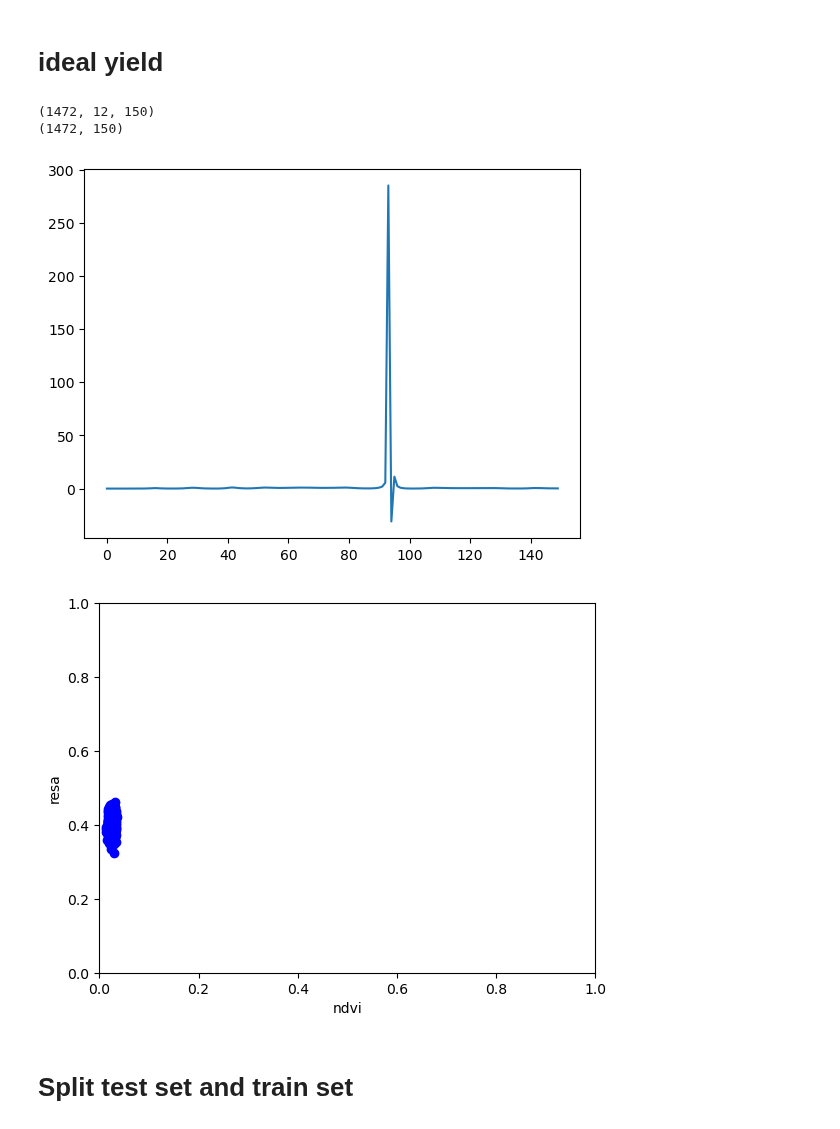
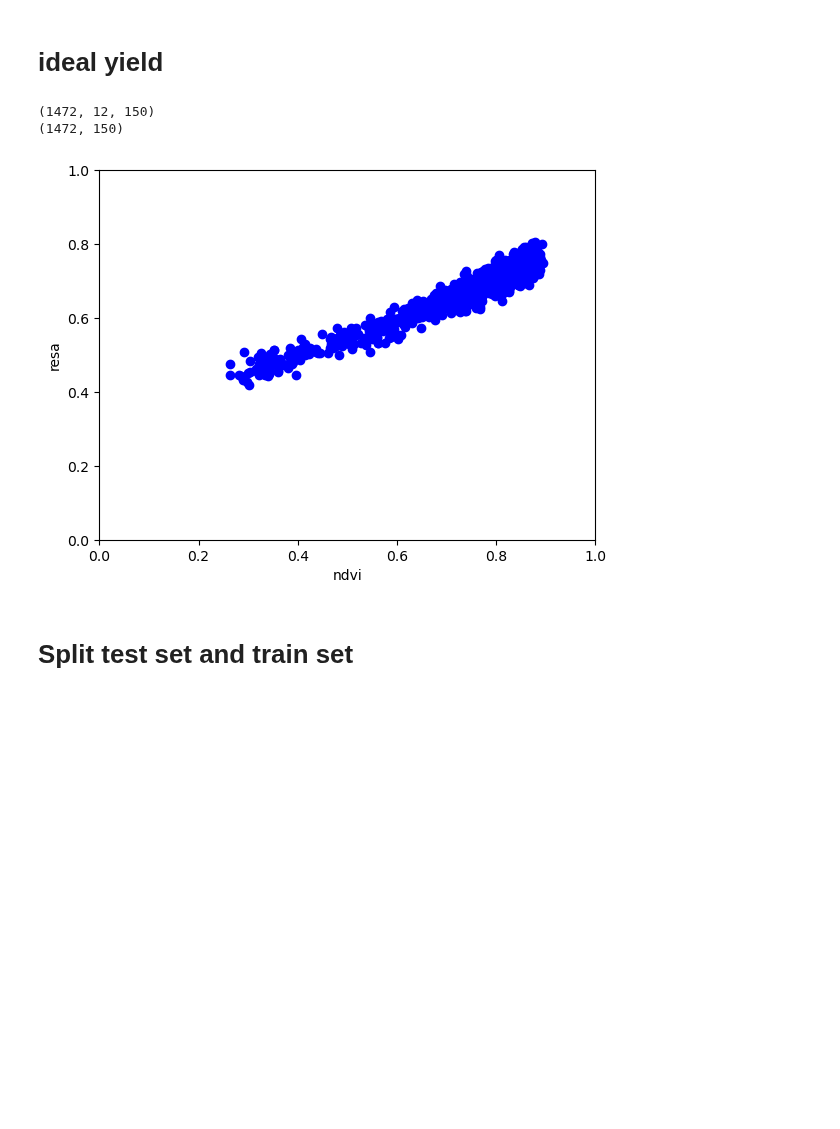
Before and after one commit to Simone-Scalella/AgriVision2022, a Jupyter notebook: VGGResaIdeale.ipynb, the cells around one changed output. Drawn from its saved outputs; the diff is of its cells as text; code cells hidden in the pictures; blank space fills up the shorter version.

```diff
--- a/VGGResaIdeale.ipynb
+++ b/VGGResaIdeale.ipynb
@@ -75,33 +75,29 @@ def ResaIdeale(ndviPicco,rumore):
     ideale = ((ndviPicco**1.6)/2.3)+0.4
     return np.random.normal(loc=ideale, scale=rumore, size=None)
 # %%
-with open('ndvi.pickle', 'rb') as handle:
-    NDVI3 = pickle.load(handle)
-
 NDVI3Medium = (Pixel3Medium[:,7,:] - Pixel3Medium[:,3,:])/(Pixel3Medium[:,7,:] + Pixel3Medium[:,3,:])
 print(Pixel3Medium.shape)
 print(NDVI3Medium.shape)
-referenceIndex = 20
+referenceIndex = 70
 Resa3MediumFake = []
 noise = 0.02 #standard deviation
 # noise a 0.1 is very similar to original dataset distribution
-plt.plot(NDVI3Medium[1,:])
+#plt.plot(NDVI3Medium[1,:])
 for v in (NDVI3Medium[:,referenceIndex]):
     Resa3MediumFake.append(ResaIdeale(v,noise))
 
 Resa3MediumFake = np.array(Resa3MediumFake)
 fig, ax = plt.subplots()
 ax.scatter(NDVI3Medium[:,referenceIndex], Resa3MediumFake, c='blue')
 ax.set_xlabel("ndvi")
 ax.set_ylabel("resa")
 ax.set_ylim([0,1])
 ax.set_xlim([0,1])
 plt.show()
 # %% [output]
 (1472, 12, 150)
 (1472, 150)
-[figure, old version]
+[figure, new version]
-[figure, removed]
 # %% [markdown]
 # Split test set and train set
 # %%
```
Also changed, not shown: parts of 9 cells of this notebook.
